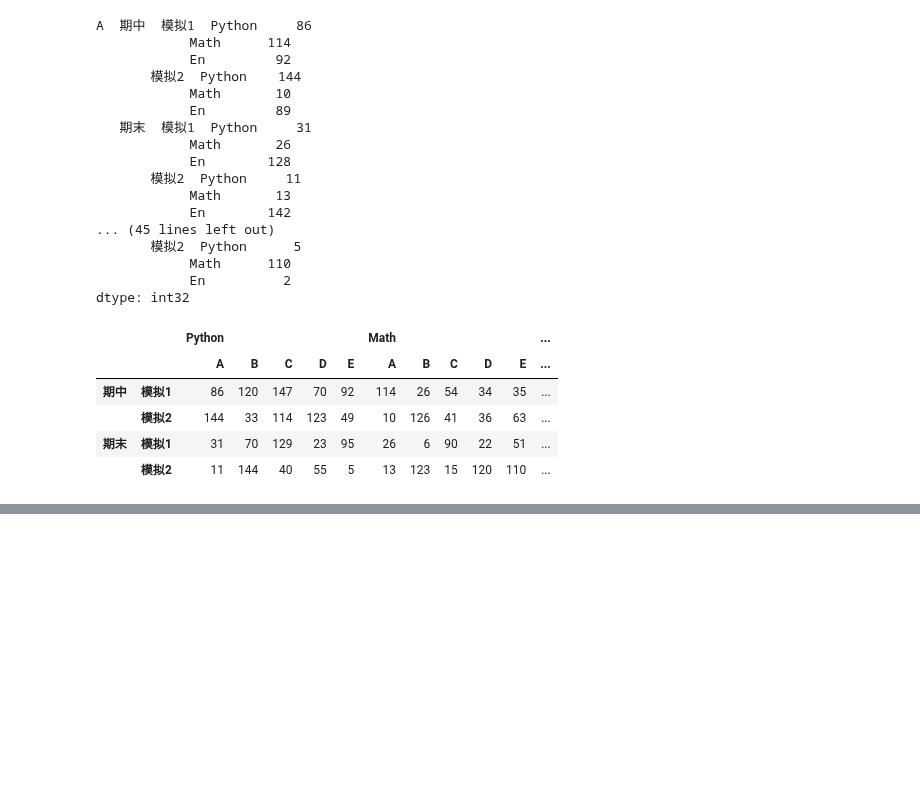
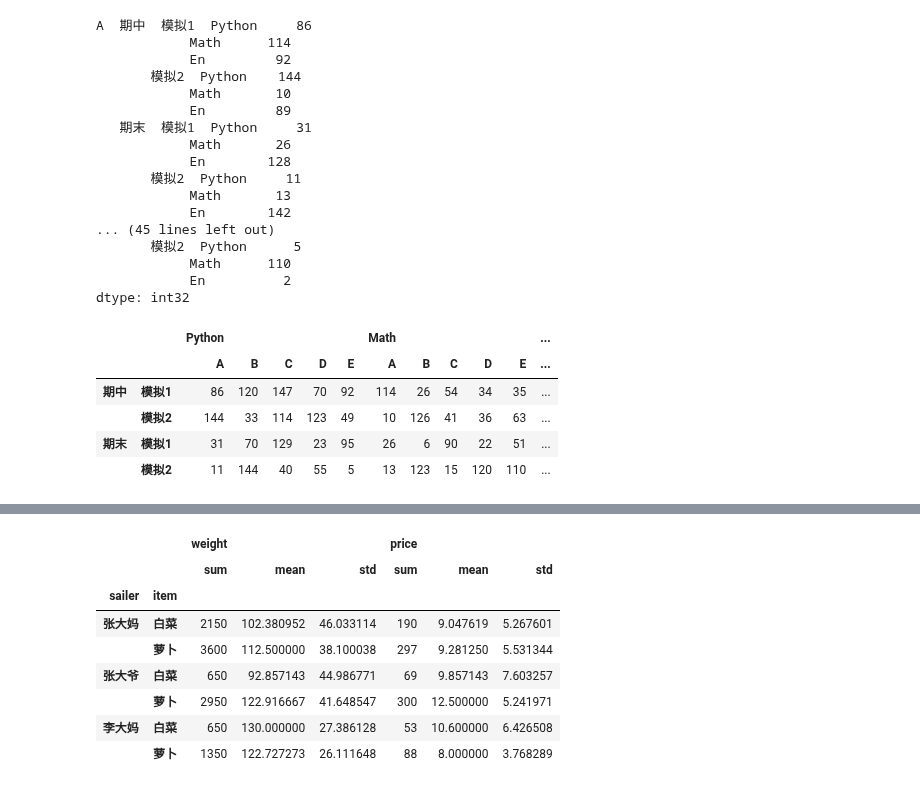
Before and after one commit to TinyHandsome/BookStudy, a Jupyter notebook: python_projects/2-千峰数据分析/7-pandas.ipynb, the cells around one changed output, grey strips where cells are left out. Drawn from its saved outputs; the diff is of its cells as text; code cells hidden in the pictures; blank space fills up the shorter version.

```diff
--- a/python_projects/2-千峰数据分析/7-pandas.ipynb
+++ b/python_projects/2-千峰数据分析/7-pandas.ipynb
@@ -1162,0 +1192,2 @@ df.unstack(level=0)
+# %%
+df['item'] = df['item'].map(convert_item)
@@ -1162,0 +1210,11 @@ df.unstack(level=0)
+# %%
+def convert_sailer(x):
+    if x < 5:
+        return '张大妈'
+    elif x < 7:
+        return '李大妈'
+    else:
+        return '张大爷'
+
+
+df['sailer'] = df['sailer'].map(convert_sailer)
@@ -1162,0 +1237,10 @@ df.unstack(level=0)
+# %%
+def convert_weight(x):
+    if x< 80:
+        return 50
+    elif x < 150:
+        return 100
+    else:
+        return 150
+
+df['weight'] = df['weight'].transform(convert_weight)
@@ -1162,0 +1352,3 @@ df.unstack(level=0)
+# %%
+g = df.groupby(['sailer', 'item'])
+g
@@ -1162,0 +1379,15 @@ df.unstack(level=0)
+# %%
+# 价格求平均值，销量求和
+g.agg([
+    'sum', 'mean', 'std'
+])
+# %% [output]
+|  |  | weight |  |  | price |  |  |
+|  |  | sum | mean | std | sum | mean | std |
+| sailer | item |  |  |  |  |  |  |
+| 张大妈 | 白菜 | 2150 | 102.380952 | 46.033114 | 190 | 9.047619 | 5.267601 |
+|  | 萝卜 | 3600 | 112.500000 | 38.100038 | 297 | 9.281250 | 5.531344 |
+| 张大爷 | 白菜 | 650 | 92.857143 | 44.986771 | 69 | 9.857143 | 7.603257 |
+|  | 萝卜 | 2950 | 122.916667 | 41.648547 | 300 | 12.500000 | 5.241971 |
+| 李大妈 | 白菜 | 650 | 130.000000 | 27.386128 | 53 | 10.600000 | 6.426508 |
+|  | 萝卜 | 1350 | 122.727273 | 26.111648 | 88 | 8.000000 | 3.768289 |
```
Also changed, not shown: parts of 28 cells of this notebook, 2 other files.
